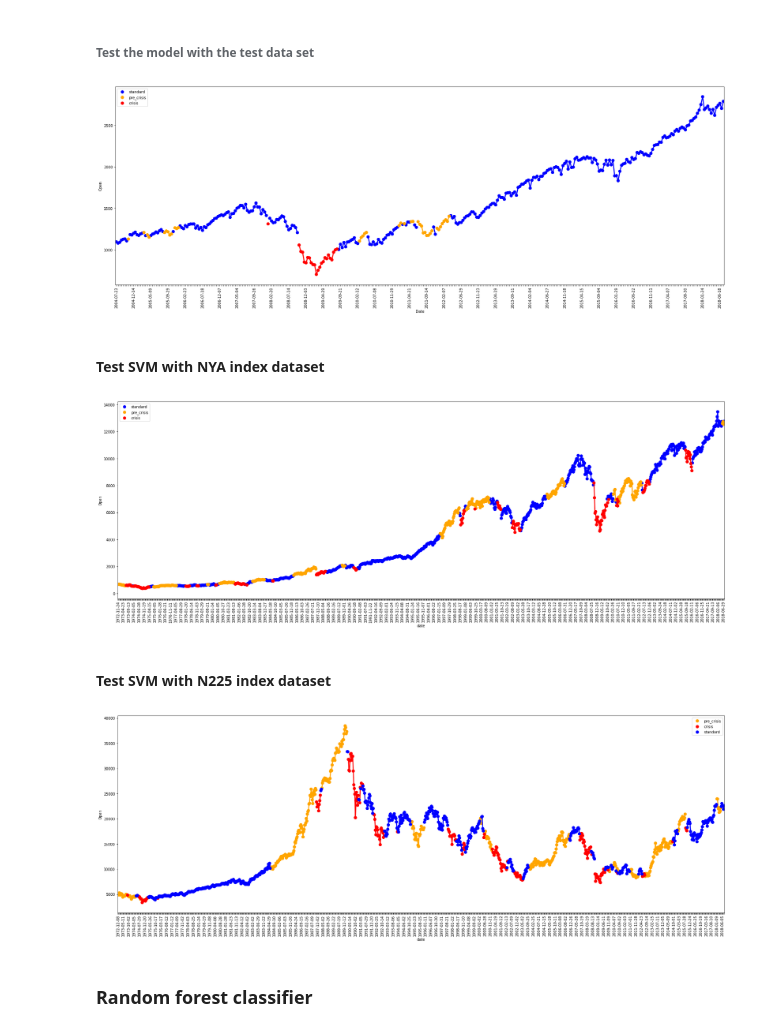
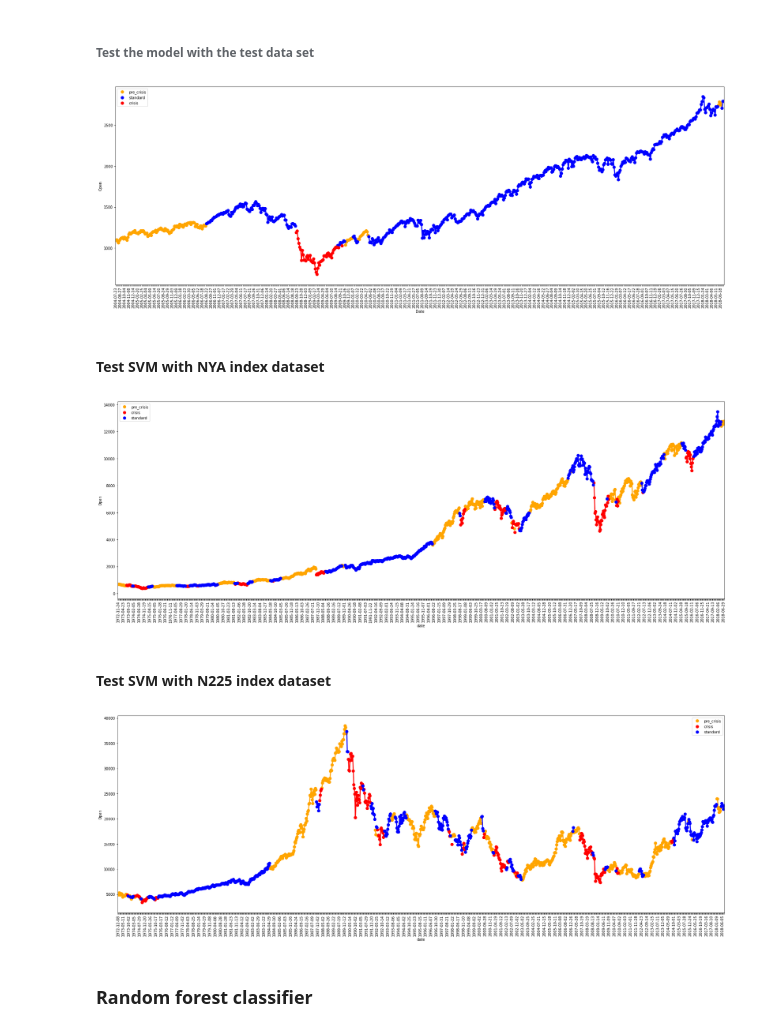
Before and after one commit to diazcelsa/eBroker, a Jupyter notebook: notebooks/crisis_annotation_forecast/Stock Market Pre-Crisis Prediction.ipynb, the cells around one changed output. Drawn from its saved outputs; the diff is of its cells as text; code cells hidden in the pictures.

Commit message:
add visualizations for article

```diff
--- a/notebooks/crisis_annotation_forecast/Stock Market Pre-Crisis Prediction.ipynb
+++ b/notebooks/crisis_annotation_forecast/Stock Market Pre-Crisis Prediction.ipynb
@@ -51,8 +52,14 @@ y = y.apply(lambda x: label_mapper[x])
 X = train.drop(['Date','Open','label'], axis=1)
 X_test = test.drop(['Date','Open'], axis=1)
 
-# build train/evaluation sets
-X_train, X_eval, y_train, y_eval = train_test_split(X, y, test_size=0.1, random_state=42)
+X_train = X.loc[:8516]
+y_train = y.loc[:8516]
+train_correct = train.loc[:8516]
+
+# Get as evaluation set the last 1500 events including the crisis in 2002
+X_eval = X.loc[8516:]
+y_eval = y.loc[8516:]
+evalu = train.loc[8516:]
 # %% [markdown]
 ## Train a classification algorithm
 # %%
@@ -109,14 +167,16 @@ There are specially problems on recognizing the periods pre-crisis which are our
 # %%
 # predict labels for S&P 500 index
 y_test_pred = svc.predict(X_test)
 y_test_pred = [label_mapper_invers[pred] for pred in y_test_pred]
 
 # add dates and open prices
 pred = pd.DataFrame({'date': test['Date'], 'label': y_test_pred})
 pred = data.merge(pred, left_on='Date', right_on='date')
-plot_time_series(pred, 'Date', 'Open', 'label', ['blue', 'orange', 'red'])
+pred_c = complete_crisis_annotation(pred, annotation_column, thrs_btw_crisis_i,
+                                             thrs_btw_crisis_g, thrs_btw_precrisis_i, thrs_btw_precrisis_g)
+plot_time_series(pred, 'Date', 'Open', 'label', ['orange', 'blue', 'red'], period=5)
 # %% [output]
-[figure, old version]
+[figure, new version]
 # %% [markdown]
 #### Test SVM with NYA index dataset
 # %%
@@ -131,9 +191,9 @@ y_nya_pred = [label_mapper_invers[pred] for pred in y_nya_pred]
 pred_nya = pd.DataFrame({'date': test_nya['Date'], 'label': y_nya_pred, 'Open': test_nya['Open']})
 pred_nya_c = complete_crisis_annotation(pred_nya, annotation_column, thrs_btw_crisis_i,
                                              thrs_btw_crisis_g, thrs_btw_precrisis_i, thrs_btw_precrisis_g)
-plot_time_series(pred_nya, 'date', 'Open', 'label', ['blue', 'orange', 'red'])
+plot_time_series(pred_nya, 'date', 'Open', 'label', ['orange', 'red', 'blue'])
 # %% [output]
-[figure, old version]
+[figure, new version]
 # %% [markdown]
 #### Test SVM with N225 index dataset
 # %%
@@ -148,6 +208,6 @@ y_n225_pred = [label_mapper_invers[pred] for pred in y_n225_pred]
 pred_n225 = pd.DataFrame({'date': test_n225['Date'], 'label': y_n225_pred, 'Open': test_n225['Open']})
 pred_n225_c = complete_crisis_annotation(pred_n225, annotation_column, thrs_btw_crisis_i,
                                              thrs_btw_crisis_g, thrs_btw_precrisis_i, thrs_btw_precrisis_g)
-plot_time_series(pred_n225_c, 'date', 'Open', 'label', ['orange', 'red', 'blue'])
+plot_time_series(pred_n225, 'date', 'Open', 'label', ['orange', 'red', 'blue'])
 # %% [output]
-[figure, old version]
+[figure, new version]
```
Also changed, not shown: parts of 22 cells of this notebook, 5 other files.
